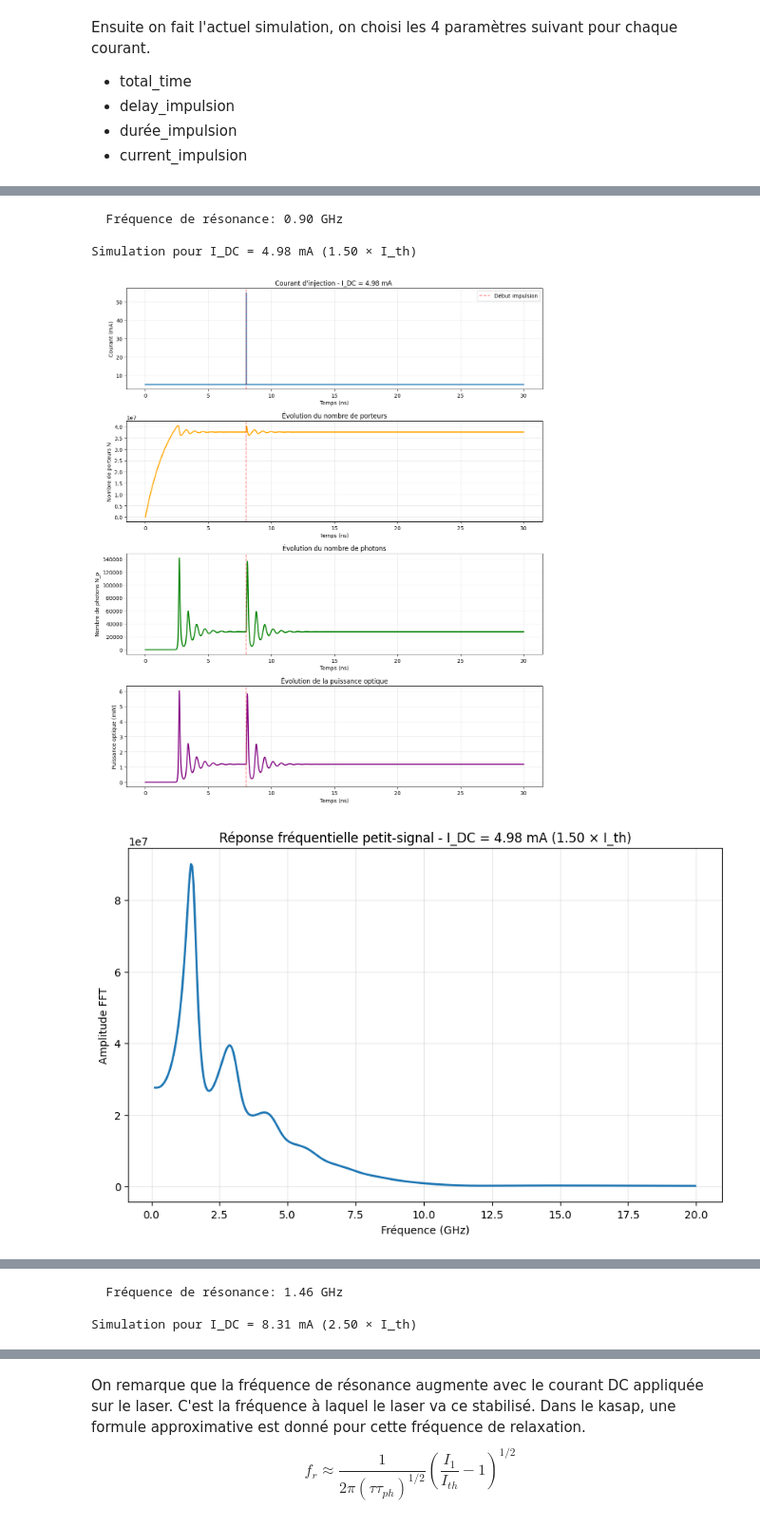
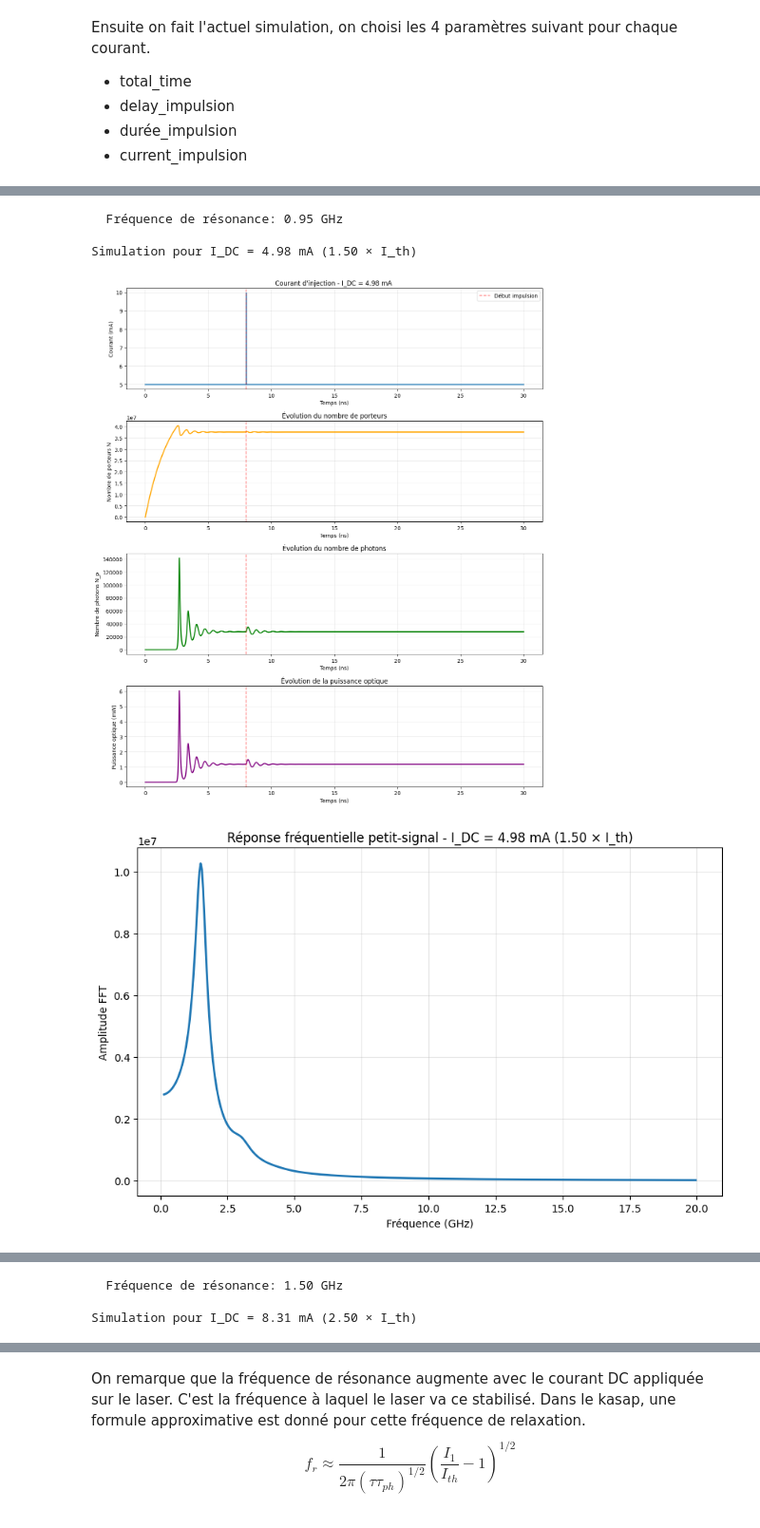
Before and after one commit to Belouse/GPH-University-Laval-Course, a Jupyter notebook: Ulaval Session 7 Automne 2025/Optoélectronique/Devoir 3/Devoir_3_opto_2025_ÉB.ipynb, the cells around one changed output, grey strips where cells are left out. Shown at 95% size. Cells and saved outputs as stored; diff of their text form; code cells hidden in the pictures.

Commit message:
#4 ajuster current peak devoir 3 opto

```diff
--- a/Ulaval Session 7 Automne 2025/Optoélectronique/Devoir 3/Devoir_3_opto_2025_ÉB.ipynb
+++ b/Ulaval Session 7 Automne 2025/Optoélectronique/Devoir 3/Devoir_3_opto_2025_ÉB.ipynb
@@ -687,11 +685,11 @@ Largeur de la plage monomode: ΔI = 700.01 nA
 # %% [markdown]
 En réduisant la longueur de la cavité FP, on peut espacer les modes et ainsi avoir une plage mono-mode plus grande.
 # %%
-L_test = [100,  50, 10, 5, 3.378]  # en µm
+L_test = [100,  50, 10, 5, 3.5]  # en µm
 L_test = [L_val*1e-6 for L_val in L_test]  # Convertir en m
 L_test = np.linspace(3.5e-6, 100e-6, 100)  # Générer des longueurs de cavité de 3 µm à 100 µm
 
-
+current_monomode_list = []
 # Boucle unique pour traiter chaque longueur de cavité
 for L_cavity in L_test:
     m_central = calculate_m_central(λ_0, n_g, L_cavity)
@@ -709,13 +707,14 @@ for L_cavity in L_test:
     I_th_adjacent_min = min(I_th_centraux[0], I_th_centraux[2])
 
     current_monomode = np.abs(I_th_adjacent_min - I_th_central)
-
-    print(f"L = {L_cavity*1e6:.0f} µm : Plage monomode: {I_th_central*1e3:.3f} mA < I < {I_th_adjacent_min*1e3:.3f} mA | ΔI = {current_monomode*1e6:.2f} μA | FSR = {FSR*1e9:.2f} nm")
+    current_monomode_list.append(current_monomode)
+    #print(f"L = {L_cavity*1e6:.0f} µm : Plage monomode: {I_th_central*1e3:.3f} mA < I < {I_th_adjacent_min*1e3:.3f} mA | ΔI = {current_monomode*1e6:.2f} μA | FSR = {FSR*1e9:.2f} nm")
     # the monomode current range can be stored in a list for plotting
-    plt.show()
-    plt.plot(L_cavity*1e6, current_monomode*1e3)
+    plt.plot(L_cavity*1e6, current_monomode*1e3, 'b.')
 plt.xlabel("Longueur de cavité L (µm)")
 plt.ylabel("Plage monomode ΔI (mA)")
 plt.title("Plage monomode en fonction de la longueur de cavité")
 plt.show()
+
+print(f"Le maximum de current monomode est de {max(current_monomode_list)*1e3:.3f} mA et arrive pour L= {L_test[np.argmax(current_monomode_list)]*1e6} µm")
 # %% [output]
@@ -1804,7 +1787,7 @@ def fft_of_signal(time_vector, signal_vector):
     dt = time_vector[1] - time_vector[0]
     freq = np.fft.fftfreq(N, dt)
 
-    fft_values = np.fft.fft(signal_vector)
+    fft_values = np.fft.fft(signal_vector, n=len(signal_vector))
     amplitude = np.abs(fft_values)
 
     return freq, amplitude
@@ -1874,7 +1857,7 @@ solution_H = integrate.odeint(
     calculate_derivate_quantités_time_varying,
     initial_state_H,
     time_points_H,
-    args=(current_interpolator, η_i, τ, R_sp_prime, G_0, N_tr, ϵ, τ_p)
+    args=(current_interpolator, η_i, τ, R_sp_prime, G_0, N_tr, ϵ, τ_p),hmax = 1e-12
 )
 
 N_t_H = solution_H[:, 0]
@@ -2002,7 +1985,8 @@ def simulate_pulse_response(I_DC, pulse_params, laser_params, time_params):
         time_points,
         args=(current_interpolator, laser_params['η_i'], laser_params['τ'],
               laser_params['R_sp_prime'], laser_params['G_0'], laser_params['N_tr'],
-              laser_params['ϵ'], laser_params['τ_p'])
+              laser_params['ϵ'], laser_params['τ_p']),
+              hmax = 1e-12
     )
 
     N_t = solution[:, 0]
@@ -2224,6 +2208,38 @@ pulse_parameters[I_DC_vector[4]] = {
         'current_impulsion': 15*I_DC_vector[4]
     }
 
+pulse_parameters[I_DC_vector[0]] = {
+        'total_time': 30e-9,
+        'delay_impulsion': 10e-9,
+        'durée_impulsion': 10e-12,   # 100 ps de durée
+        'current_impulsion': 1*I_DC_vector[0]
+    }
+pulse_parameters[I_DC_vector[1]] = {
+        'total_time': 30e-9,
+        'delay_impulsion': 8e-9,
+        'durée_impulsion': 10e-12,   # 100 ps de durée
+        'current_impulsion': 1*I_DC_vector[1]     # 10 mA d'amplitude
+    }
+pulse_parameters[I_DC_vector[2]] = {
+        'total_time': 20e-9,
+        'delay_impulsion': 5e-9,      # 5 ns de délai
+        'durée_impulsion': 10e-12,   # 100 ps de durée
+        'current_impulsion': 1*I_DC_vector[2]     # 10 mA d'amplitude
+    }
+pulse_parameters[I_DC_vector[3]] = {
+        'total_time': 15e-9,
+        'delay_impulsion': 2e-9,      # 5 ns de délai
+        'durée_impulsion': 10e-12,   # 100 ps de durée
+        'current_impulsion': 1*I_DC_vector[3]    # 10 mA d'amplitude
+    }
+pulse_parameters[I_DC_vector[4]] = {
+        'total_time': 10e-9,
+        'delay_impulsion': 1e-9,      # 5 ns de délai
+        'durée_impulsion': 10e-12,   # 100 ps de durée
+        'current_impulsion': 1*I_DC_vector[4]
+    }
+
+
 # Dictionnaire pour stocker les résultats
 results_dict = {}
 fft_dict = {}
@@ -2278,5 +2294,5 @@ Simulation pour I_DC = 3.99 mA (1.20 × I_th)
-  Fréquence de résonance: 0.90 GHz
+  Fréquence de résonance: 0.95 GHz
 
 Simulation pour I_DC = 4.98 mA (1.50 × I_th)
-[figure, old version]
+[figure, new version]
-[figure, old version]
+[figure, new version]
@@ -2284,3 +2300,3 @@ Simulation pour I_DC = 4.98 mA (1.50 × I_th)
-  Fréquence de résonance: 1.46 GHz
+  Fréquence de résonance: 1.50 GHz
 
 Simulation pour I_DC = 8.31 mA (2.50 × I_th)
```
Also changed, not shown: parts of 6 cells of this notebook.
